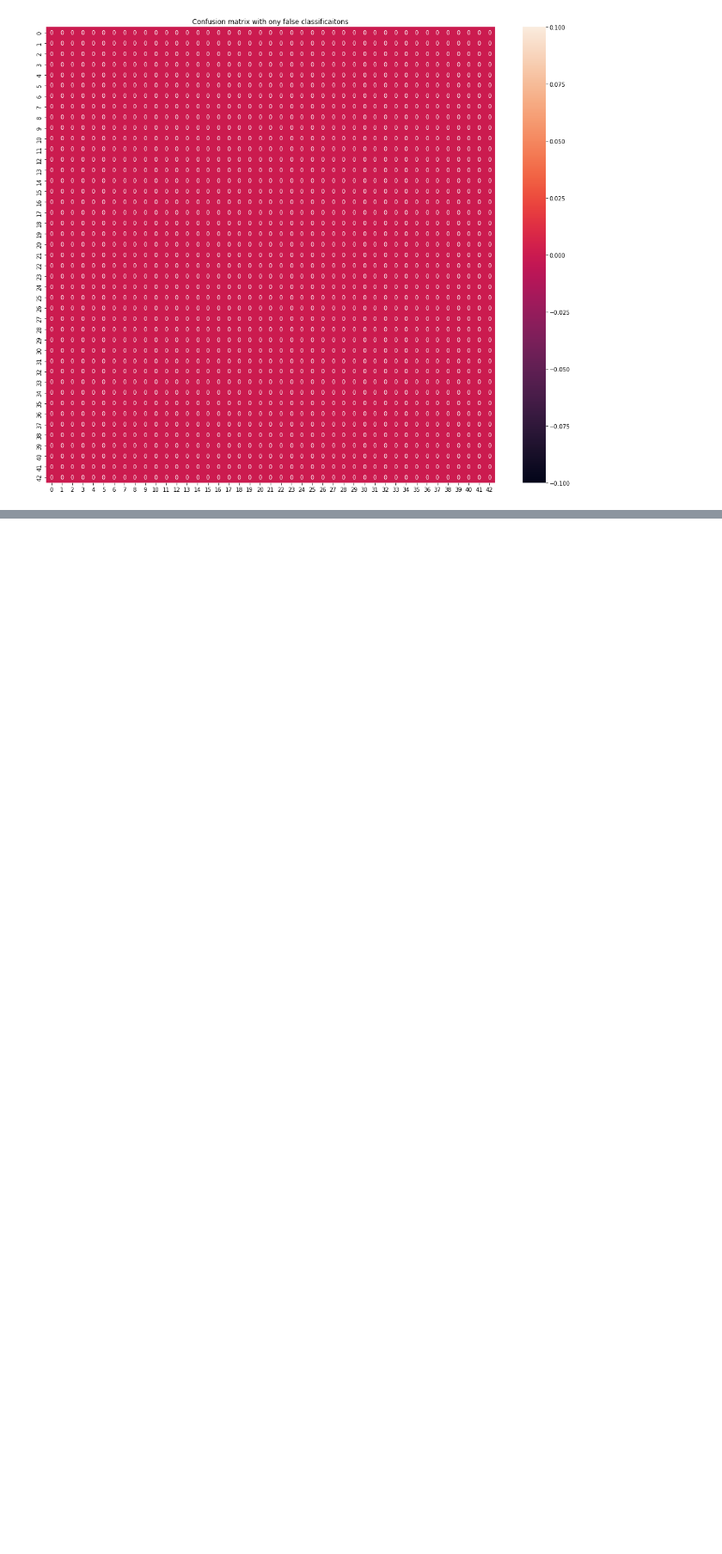
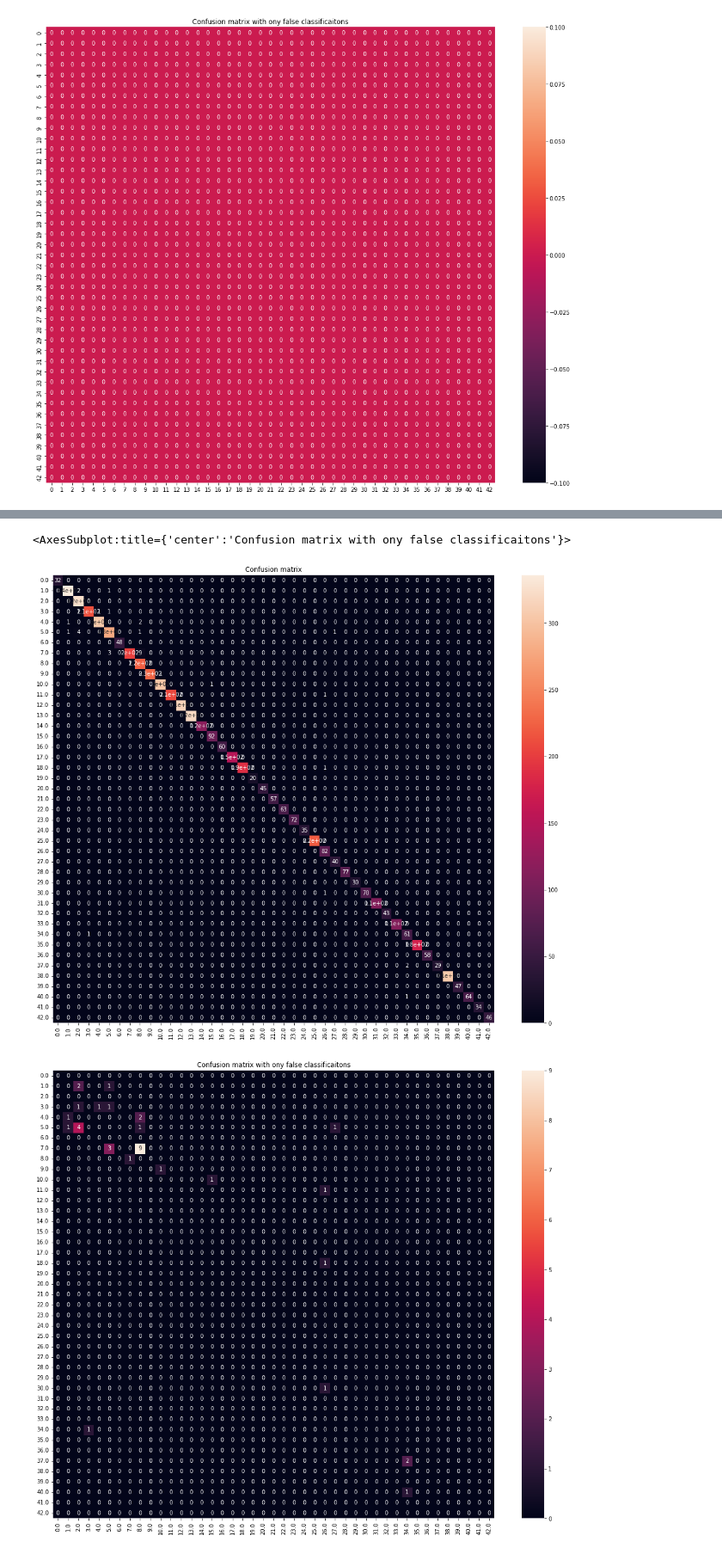
Before and after one commit to arnoldfreitas/BGA2_SoSe22, a Jupyter notebook: Paper/UE4_Aufgaben.ipynb, the cells around one changed output, grey strips where cells are left out. Shown at 86% size. Drawn from its saved outputs; the diff is of its cells as text; code cells hidden in the pictures; blank space fills up the shorter version.

Commit message:
fixed issue with confusion matrix for MLP

```diff
--- a/Paper/UE4_Aufgaben.ipynb
+++ b/Paper/UE4_Aufgaben.ipynb
@@ -1142,0 +1145,26 @@ sn.heatmap(df_cm_normalized, annot=True)
+# %%
+class_name=f"MLP_model_best"
+
+best_model = MLPHOGClassifier(X_hog_train, X_hog_val,
+                        X_hog_test, y_train, y_val, y_test, N_classes=N_CLASSES,
+                        name=class_name)
+
+# Labels
+best_model.labels_train = labels_train
+best_model.labels_val = labels_val
+best_model.labels_test = labels_test
+
+# Set hyperparameters of model
+best_model.learning_rate = 0.001
+best_model.epochs = 100
+best_model.batch_size = 256
+best_model.dropout = 0.3
+best_model.patience = 20
+
+# Create Model
+# best_model.createModel()
+best_model.model = keras.models.load_model(f'./models/{class_name}')
+
+
+# Fit Model
+# best_model.fit()
@@ -1142,0 +1205,22 @@ sn.heatmap(df_cm_normalized, annot=True)
+# %%
+# Define confusion matrix
+conf_matrix = best_model.confusion_matrix
+unique_labels = best_model.unique_labels.astype(str)
+
+# Plot confusion matrix
+df_cm = pd.DataFrame(conf_matrix, index = unique_labels, columns = unique_labels)
+fig = plt.figure(figsize = (18,15))
+plt.title("Confusion matrix")
+sn.heatmap(df_cm, annot=True)
+
+
+# Plot matrix of only false classifications
+conf_matrix_normalized = conf_matrix - np.diag(conf_matrix) * np.eye(len(conf_matrix))
+df_cm_normalized = pd.DataFrame(conf_matrix_normalized, index = unique_labels, columns = unique_labels)
+fig = plt.figure(figsize = (18,15))
+plt.title("Confusion matrix with ony false classificaitons")
+sn.heatmap(df_cm_normalized, annot=True)
+# %% [output]
+<AxesSubplot:title={'center':'Confusion matrix with ony false classificaitons'}>
+[figure, added]
+[figure, added]
```
Also changed, not shown: parts of 4 cells of this notebook, 6 other files.
